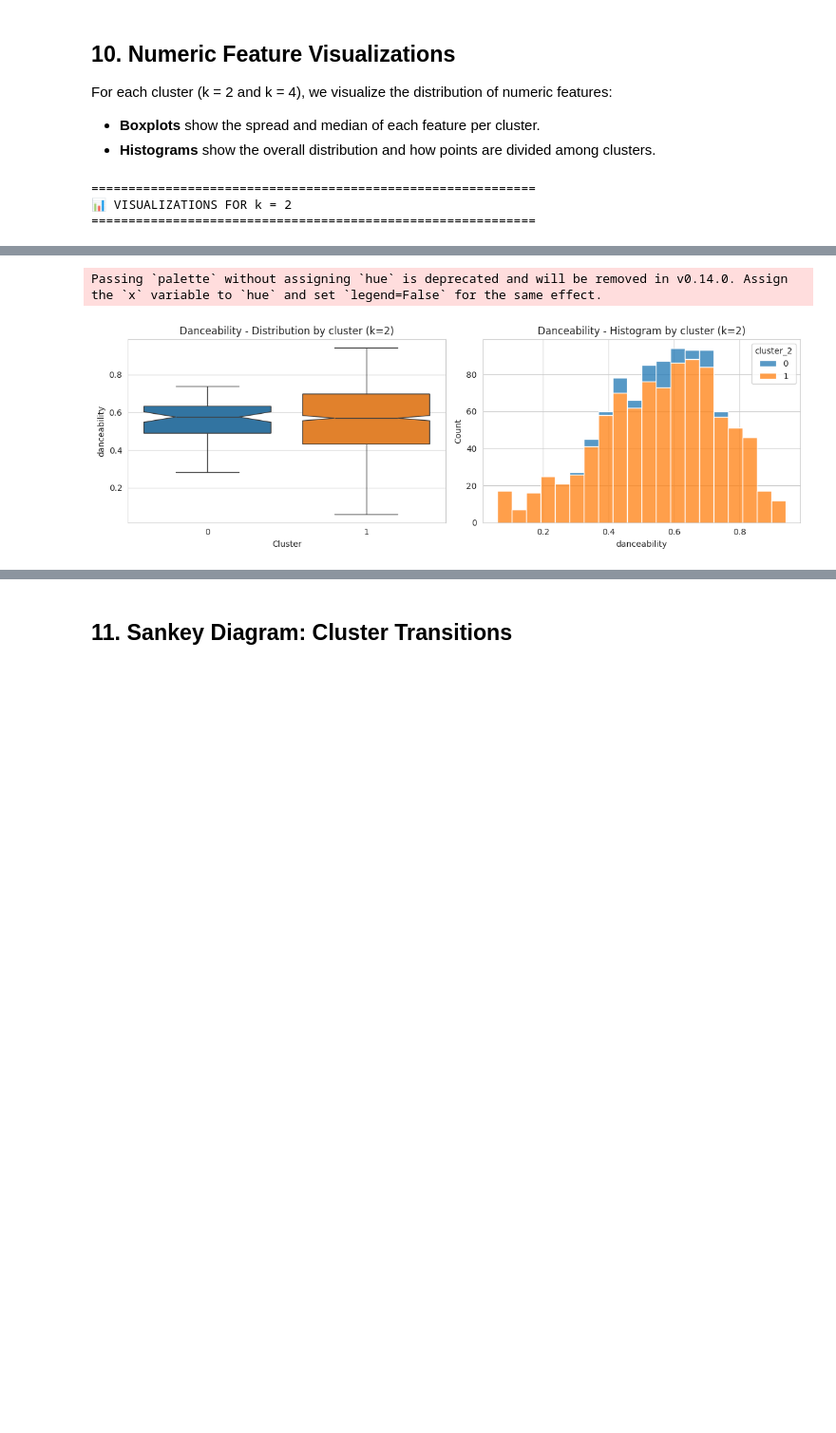
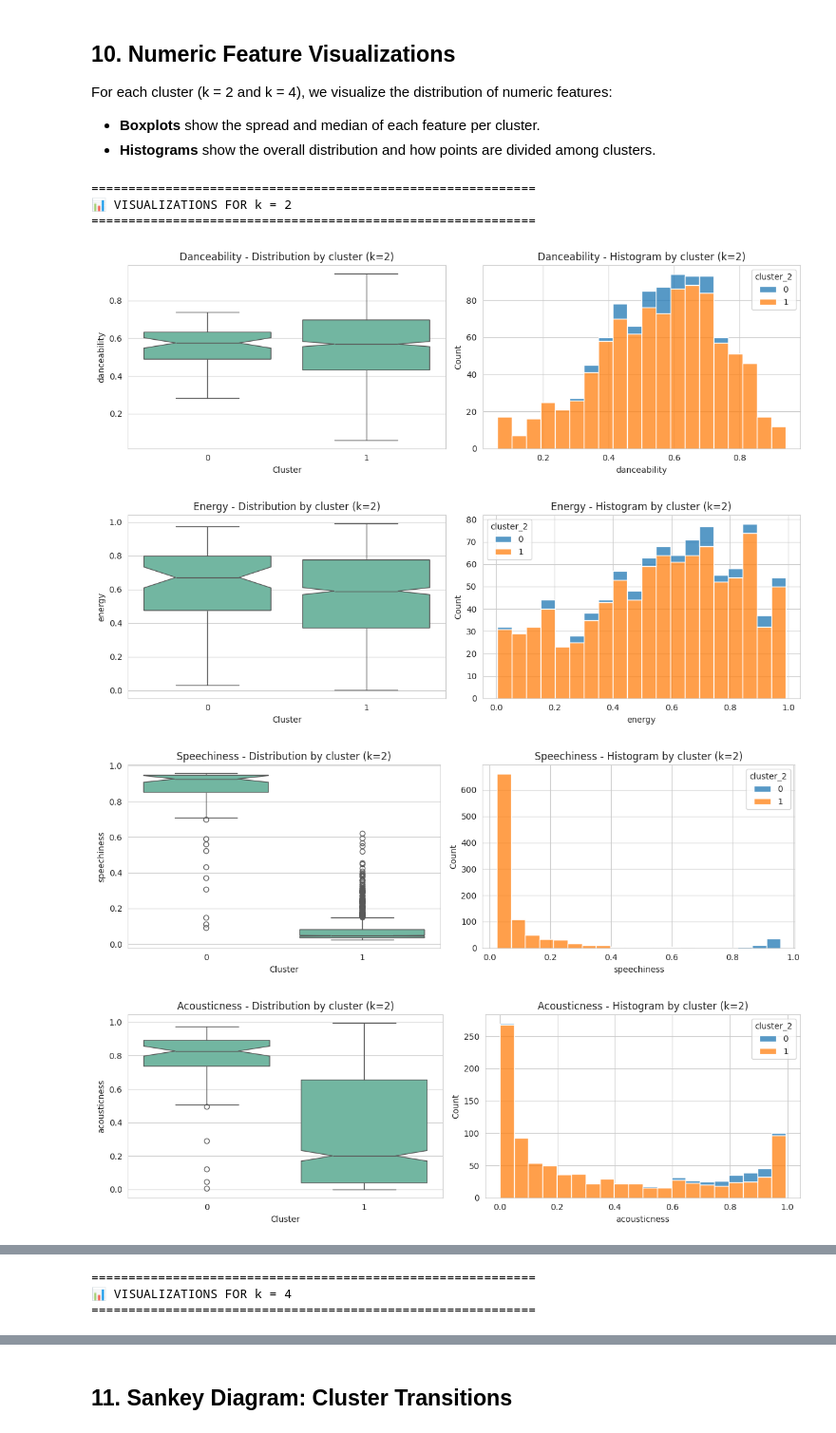
Before and after one commit to edgarcarlos/scientific-vis, a Jupyter notebook: assignment_1.ipynb, the cells around one changed output, grey strips where cells are left out. Shown at 95% size. Saved outputs shown, nothing was run; the diff lists cells and outputs as text; code cells hidden in the pictures; blank space fills up the shorter version.

```diff
--- a/assignment_1.ipynb
+++ b/assignment_1.ipynb
@@ -777,7 +780,7 @@ For each cluster (k = 2 and k = 4), we visualize the distribution of numeric fea
 - **Histograms** show the overall distribution and how points are divided among clusters.
 # %%
 # ---------------------------------------------
-# 7. Visualizations for numeric features (k=2 and k=4)
+# Visualizations for numeric features (k=2 and k=4)
 # ---------------------------------------------
 def plot_visualizations_for_k(k_val, X_data):
     print(f"\n{'='*60}\n📊 VISUALIZATIONS FOR k = {k_val}\n{'='*60}")
@@ -794,43 +797,47 @@ def plot_visualizations_for_k(k_val, X_data):
         # Prepare data for plotting
         plot_data = X[[col, f'cluster_{k_val}']].copy()
 
-        # Boxplot by cluster
         sns.boxplot(
             x=f'cluster_{k_val}',
             y=col,
             data=plot_data,
             ax=axes[0],
-            palette='tab10',  # nicer palette
-            notch=True
+            notch=True,
+            palette=None  # remove palette to avoid warning
         )
+
         axes[0].set_title(f"{col.capitalize()} - Distribution by cluster (k={k_val})")
         axes[0].set_xlabel("Cluster")
         axes[0].set_ylabel(col)
 
         # Histogram by cluster
         sns.histplot(
             data=plot_data,
             x=col,
             hue=f'cluster_{k_val}',
             multiple='stack',
             bins=20,
             ax=axes[1],
             palette='tab10'
         )
         axes[1].set_title(f"{col.capitalize()} - Histogram by cluster (k={k_val})")
         axes[1].set_xlabel(col)
         axes[1].set_ylabel("Count")
 
         plt.tight_layout()
         plt.show()
 
 
 # Visualizations for k=2
 plot_visualizations_for_k(2, X)
 
 # Visualizations for k=4
 plot_visualizations_for_k(4, X)
 # %% [output]
 ============================================================
 📊 VISUALIZATIONS FOR k = 2
 ============================================================
+[figure, new version]
+[figure, new version]
+[figure, new version]
+[figure, new version]
@@ -837,2 +848,3 @@ plot_visualizations_for_k(4, X)
-Passing `palette` without assigning `hue` is deprecated and will be removed in v0.14.0. Assign the `x` variable to `hue` and set `legend=False` for the same effect.
+============================================================
+📊 VISUALIZATIONS FOR k = 4
+============================================================
-[figure, old version]
```
Also changed, not shown: parts of 10 cells of this notebook.
